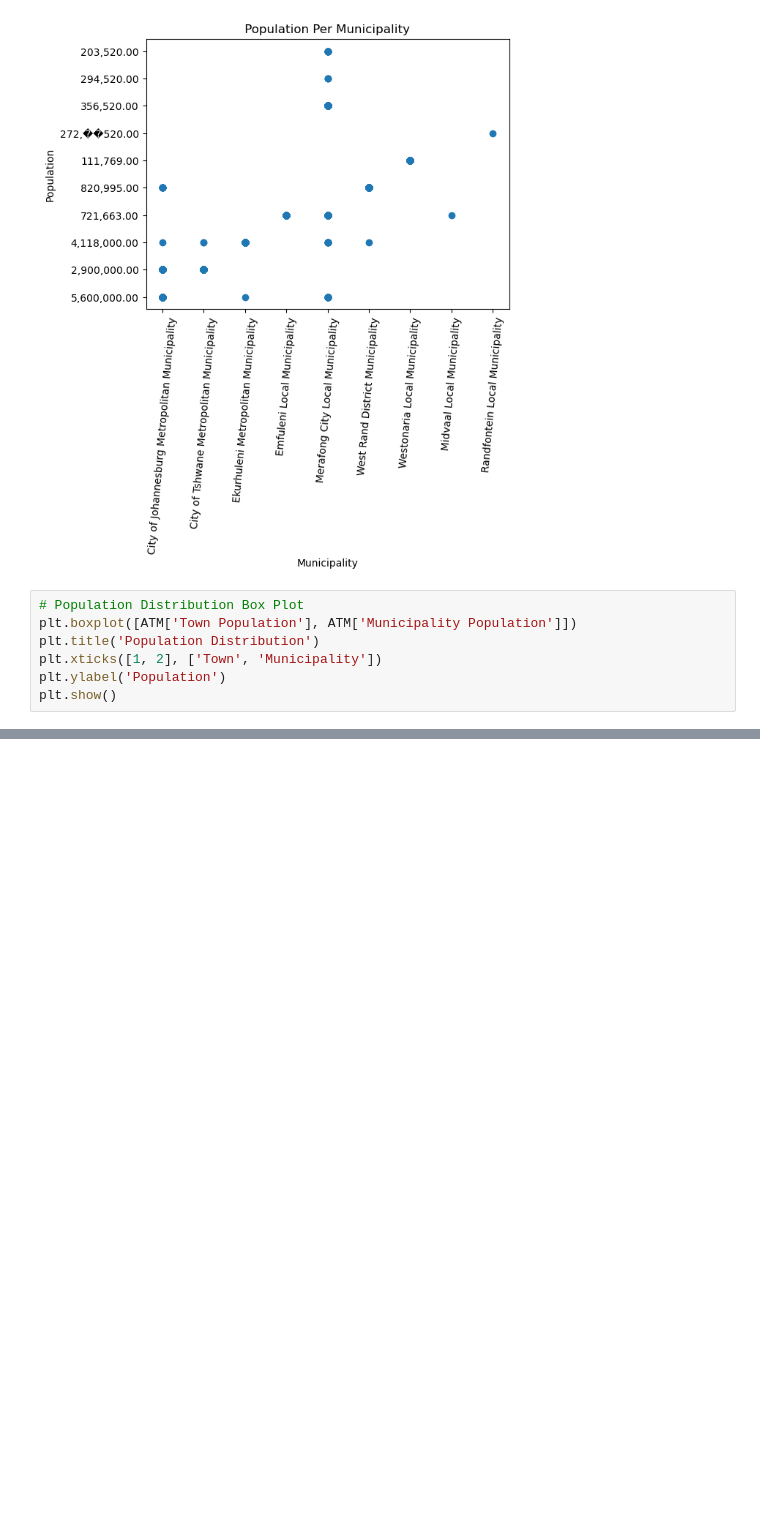
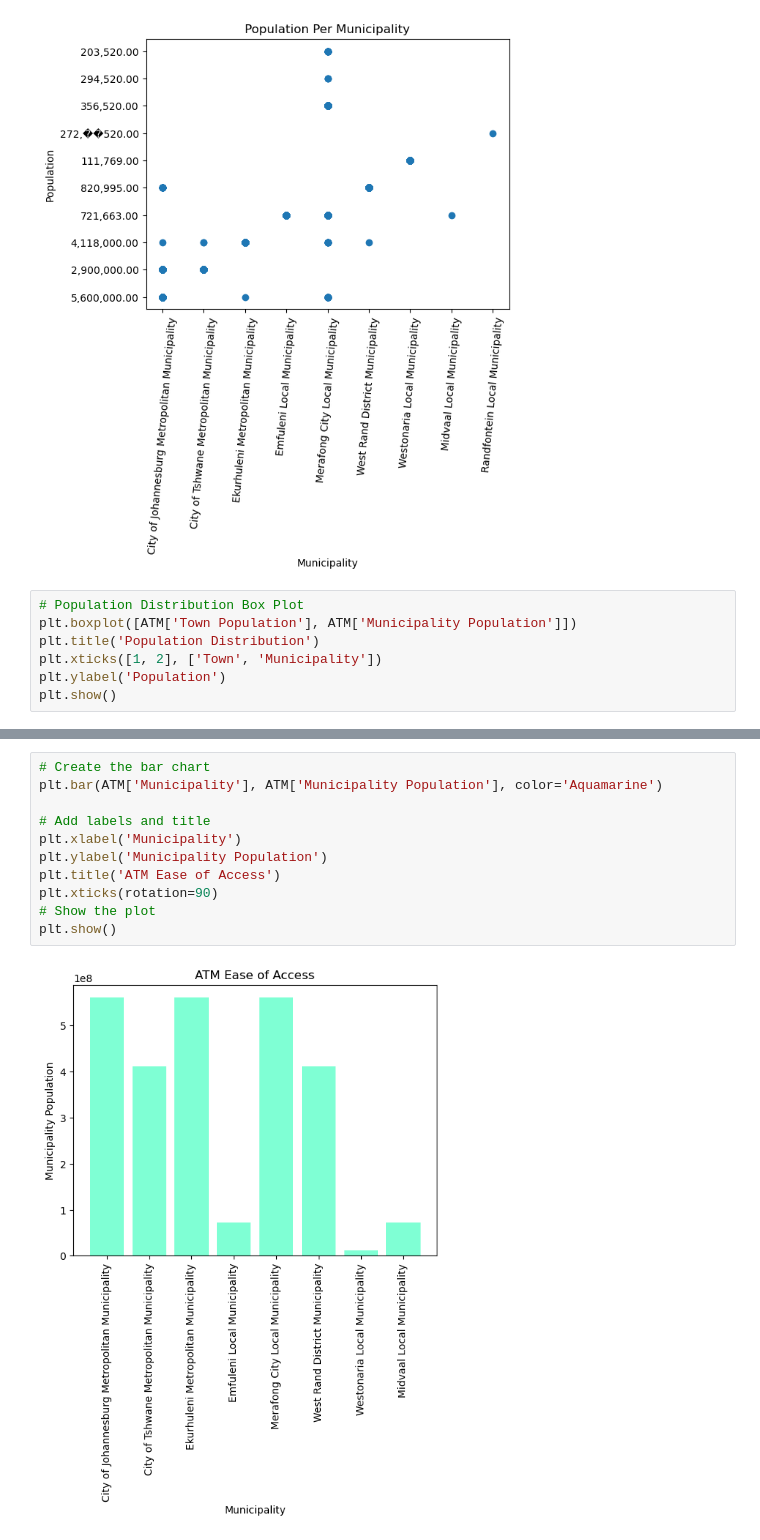
Before and after one commit to The-DigitalAcademy/ATM_Ease, a Jupyter notebook: Python file/finalProject.ipynb, the cells around one changed output, grey strips where cells are left out. Drawn from its saved outputs; the diff is of its cells as text; blank space fills up the shorter version.

```diff
--- a/Python file/finalProject.ipynb
+++ b/Python file/finalProject.ipynb
@@ -318,0 +412,13 @@ plt.show()
+# %%
+# Create the bar chart
+plt.bar(ATM['Municipality'], ATM['Municipality Population'], color='Aquamarine')
+
+# Add labels and title
+plt.xlabel('Municipality')
+plt.ylabel('Municipality Population')
+plt.title('ATM Ease of Access')
+plt.xticks(rotation=90)
+# Show the plot
+plt.show()
+# %% [output]
+[figure, added]
```
Also changed, not shown: parts of 17 cells of this notebook, 1 other file.
